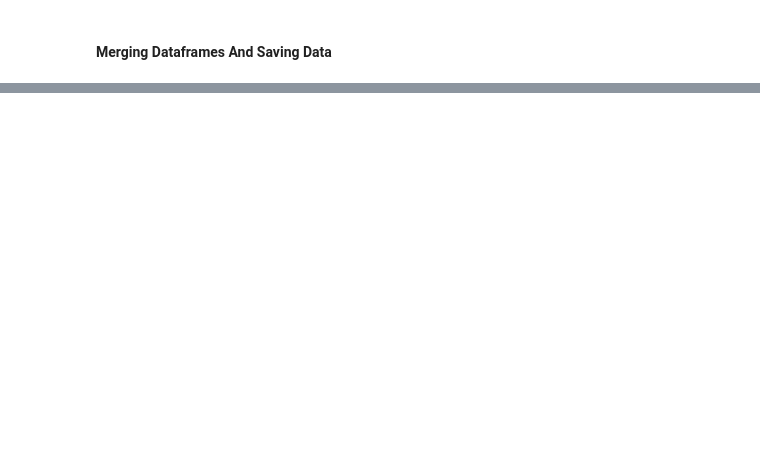
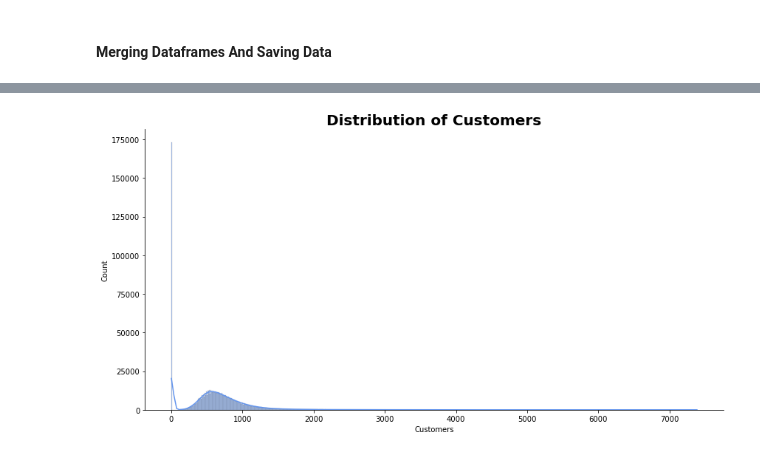
Before and after one commit to celine-kanagwa/Forecasting_Sales, a Jupyter notebook: Notebooks/ExplotaryDataAnalysis.ipynb, the cells around one changed output, grey strips where cells are left out. Cells and saved outputs as stored; diff of their text form; code cells hidden in the pictures; blank space fills up the shorter version.

```diff
--- a/Notebooks/ExplotaryDataAnalysis.ipynb
+++ b/Notebooks/ExplotaryDataAnalysis.ipynb
@@ -681,0 +792,5 @@ file_handler.to_csv(df, '../Data/train.csv')
+# %%
+#customers
+plot_hist(train_df, 'Customers')
+# %% [output]
+[figure, added]
```
Also changed, not shown: parts of 79 cells of this notebook, 1 other file.
